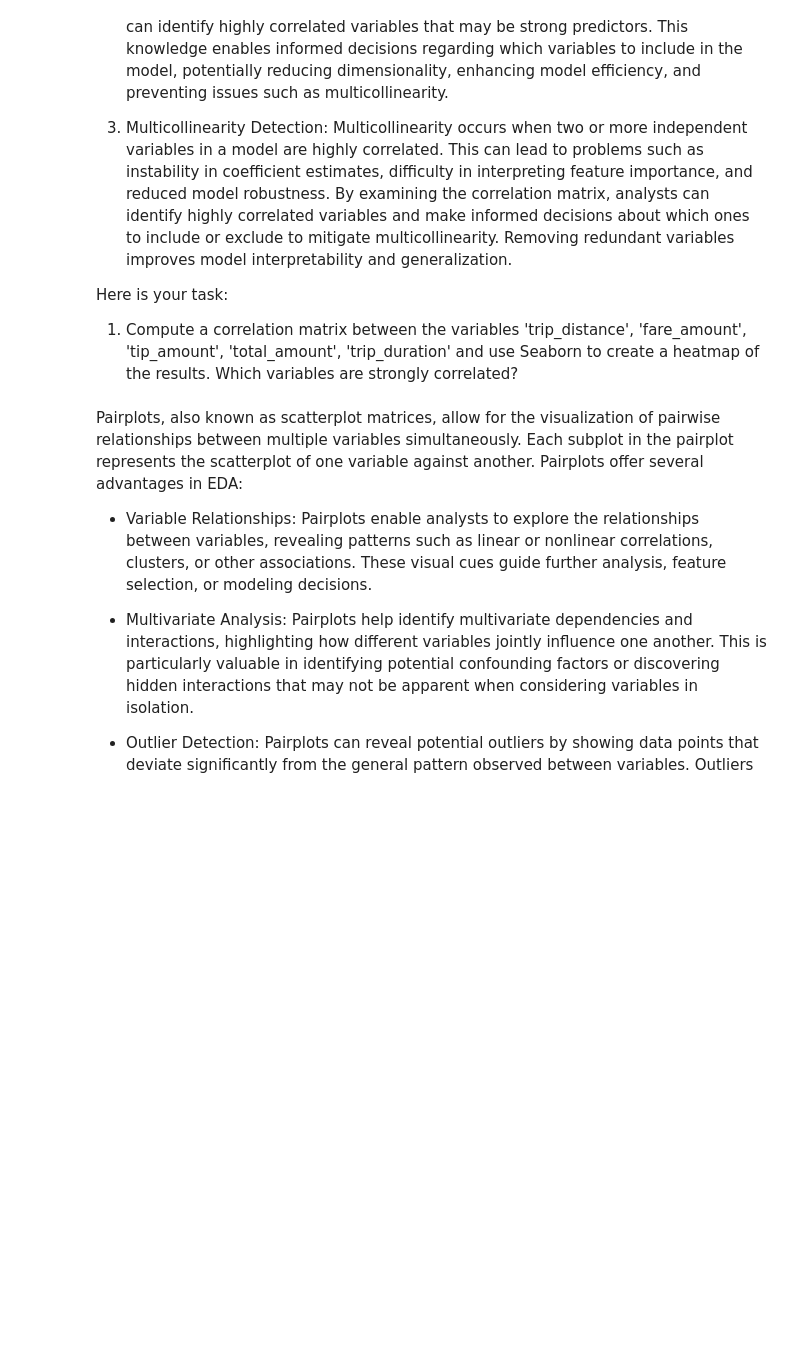
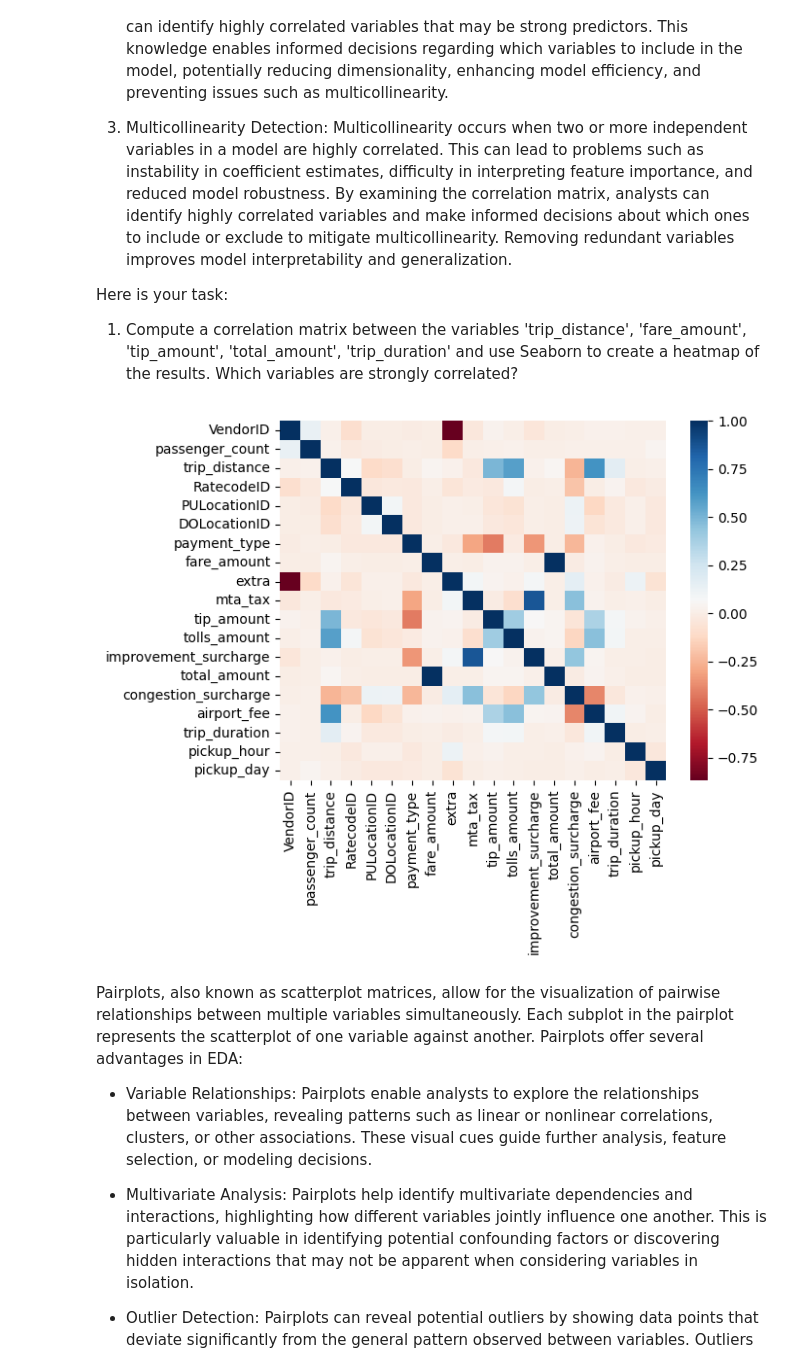
Before and after one commit to Krozou/ml-ai, a Jupyter notebook: Student_MLE_MiniProject_EDA.ipynb, the cells around one changed output. Cells and saved outputs as stored; diff of their text form; code cells hidden in the pictures; blank space fills up the shorter version.

```diff
--- a/Student_MLE_MiniProject_EDA.ipynb
+++ b/Student_MLE_MiniProject_EDA.ipynb
@@ -70,8 +151,12 @@ Here is your task:
   1. Compute a correlation matrix between the variables 'trip_distance', 'fare_amount', 'tip_amount', 'total_amount', 'trip_duration' and use Seaborn to create a heatmap of the results. Which variables are strongly correlated?
 # %%
 # Compute correlation matrix of numerical variables
-
+corr_matrix = df.select_dtypes(include='number').corr()
 # Create a heatmap of the correlation matrix
+sns.heatmap(corr_matrix, cmap='RdBu')
+plt.show()
+# %% [output]
+[figure, added]
 # %% [markdown]
 Pairplots, also known as scatterplot matrices, allow for the visualization of pairwise relationships between multiple variables simultaneously. Each subplot in the pairplot represents the scatterplot of one variable against another. Pairplots offer several advantages in EDA:
 
```
Also changed, not shown: parts of 15 cells of this notebook.
